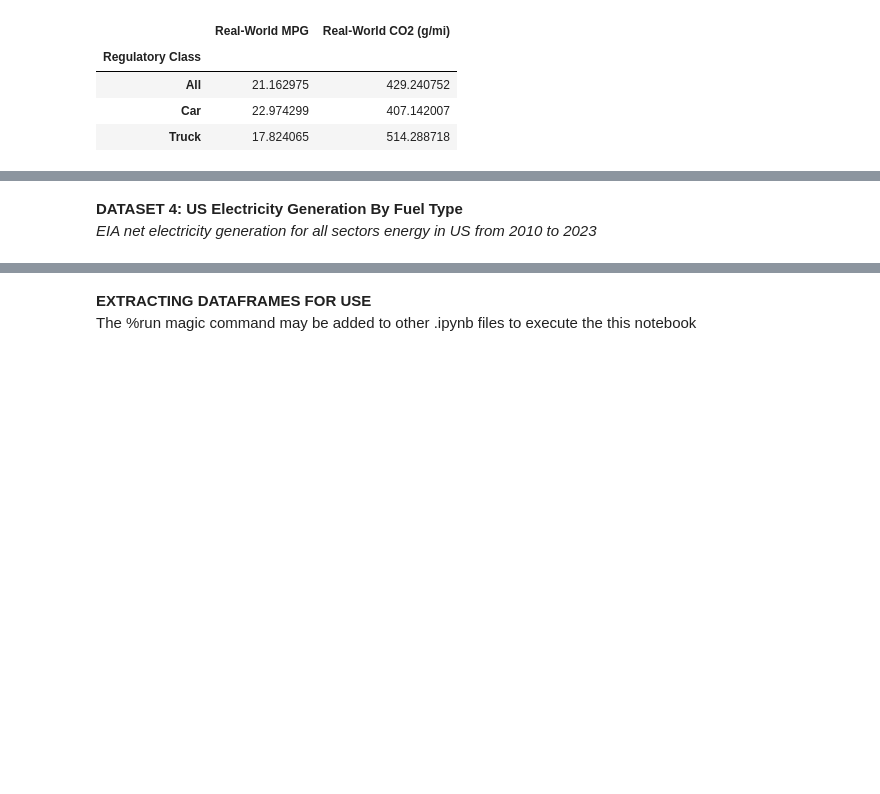
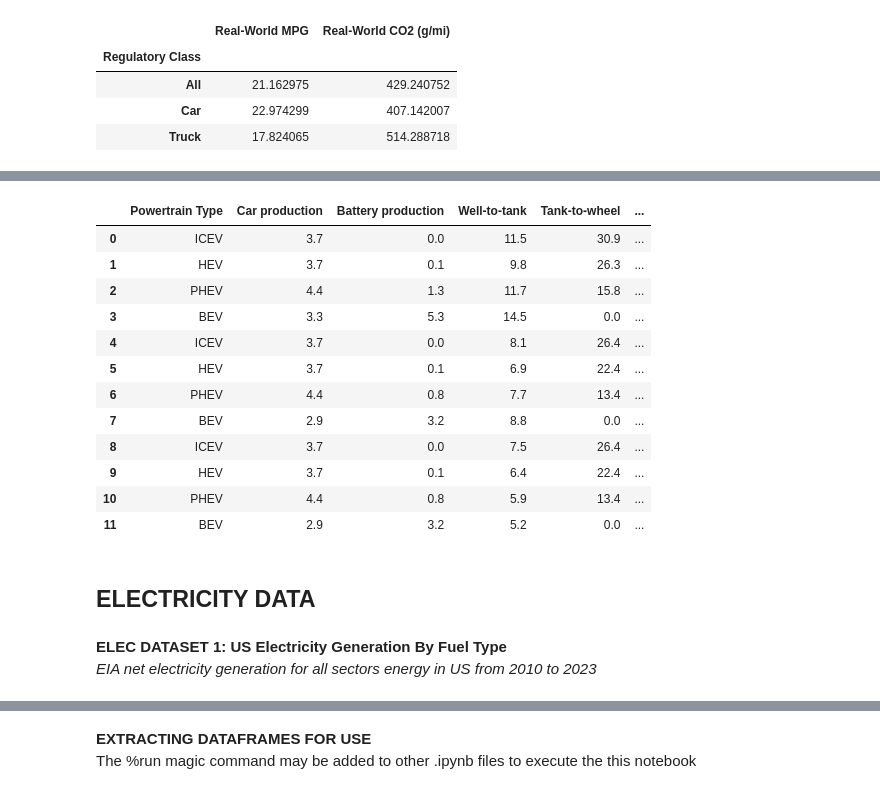
Before and after one commit to jbondAI/AI_Project_2, a Jupyter notebook: vehicle_fuel_emissions_data.ipynb, the cells around one changed output, grey strips where cells are left out. Saved outputs shown, nothing was run; the diff lists cells and outputs as text; code cells hidden in the pictures; blank space fills up the shorter version.

```diff
--- a/vehicle_fuel_emissions_data.ipynb
+++ b/vehicle_fuel_emissions_data.ipynb
@@ -103,5 +206,31 @@ mean_real_world_emissions_by_class
+# %%
+# Reads in lifecycle emissions data for each pawertrain type (CO2-eq/vehicle)
+lifecycle_GHG_2023_2035= pd.read_csv("Resources/comparison-of-global-average-lifecycle-emissions-by-powertrain-in-the-stated-policies-and-announced-pledges-scenarios-2023-2035.csv",
+                                    delimiter=";",
+                                     skiprows=3,
+                                     header=0)
+
+lifecycle_GHG_2023_2035 = lifecycle_GHG_2023_2035 .rename(columns={'Unnamed: 0': 'Powertrain Type'})
+
+lifecycle_GHG_2023_2035
+# %% [output]
+|  | Powertrain Type | Car production | Battery production | Well-to-tank | Tank-to-wheel | ... |
+| 0 | ICEV | 3.7 | 0.0 | 11.5 | 30.9 | ... |
+| 1 | HEV | 3.7 | 0.1 | 9.8 | 26.3 | ... |
+| 2 | PHEV | 4.4 | 1.3 | 11.7 | 15.8 | ... |
+| 3 | BEV | 3.3 | 5.3 | 14.5 | 0.0 | ... |
+| 4 | ICEV | 3.7 | 0.0 | 8.1 | 26.4 | ... |
+| 5 | HEV | 3.7 | 0.1 | 6.9 | 22.4 | ... |
+| 6 | PHEV | 4.4 | 0.8 | 7.7 | 13.4 | ... |
+| 7 | BEV | 2.9 | 3.2 | 8.8 | 0.0 | ... |
+| 8 | ICEV | 3.7 | 0.0 | 7.5 | 26.4 | ... |
+| 9 | HEV | 3.7 | 0.1 | 6.4 | 22.4 | ... |
+| 10 | PHEV | 4.4 | 0.8 | 5.9 | 13.4 | ... |
+| 11 | BEV | 2.9 | 3.2 | 5.2 | 0.0 | ... |
+# %% [markdown]
+## ELECTRICITY DATA
 # %% [markdown]
-**DATASET 4: US Electricity Generation By Fuel Type** \
+**ELEC DATASET 1: US Electricity Generation By Fuel Type** \
 _EIA net electricity generation for all sectors energy in US from 2010 to 2023_
 # %%
 # Reads the CSV file, skipping the first 3 rows and using the 4th row as header
```
Also changed, not shown: parts of 38 cells of this notebook, 7 other files.
